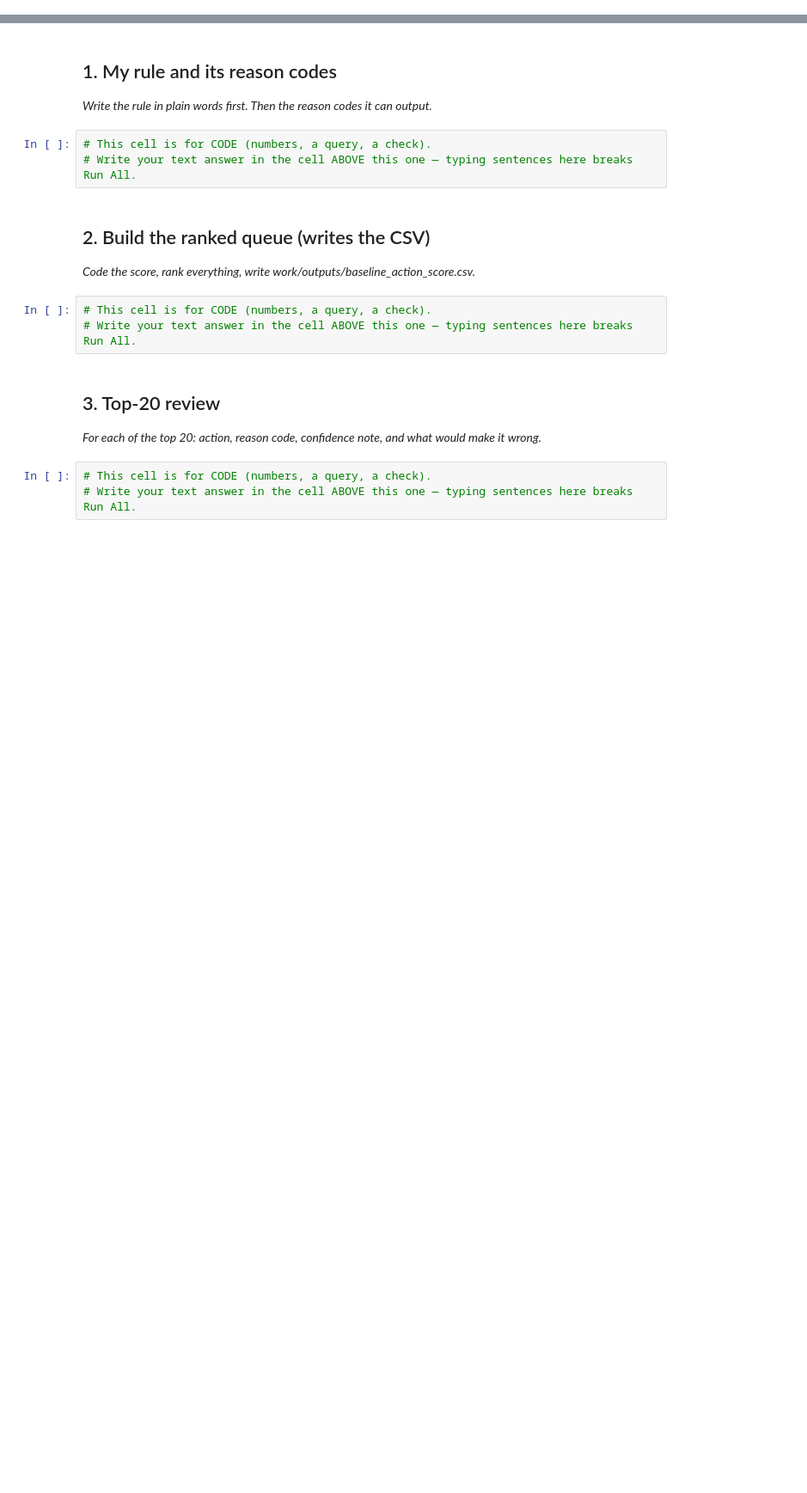
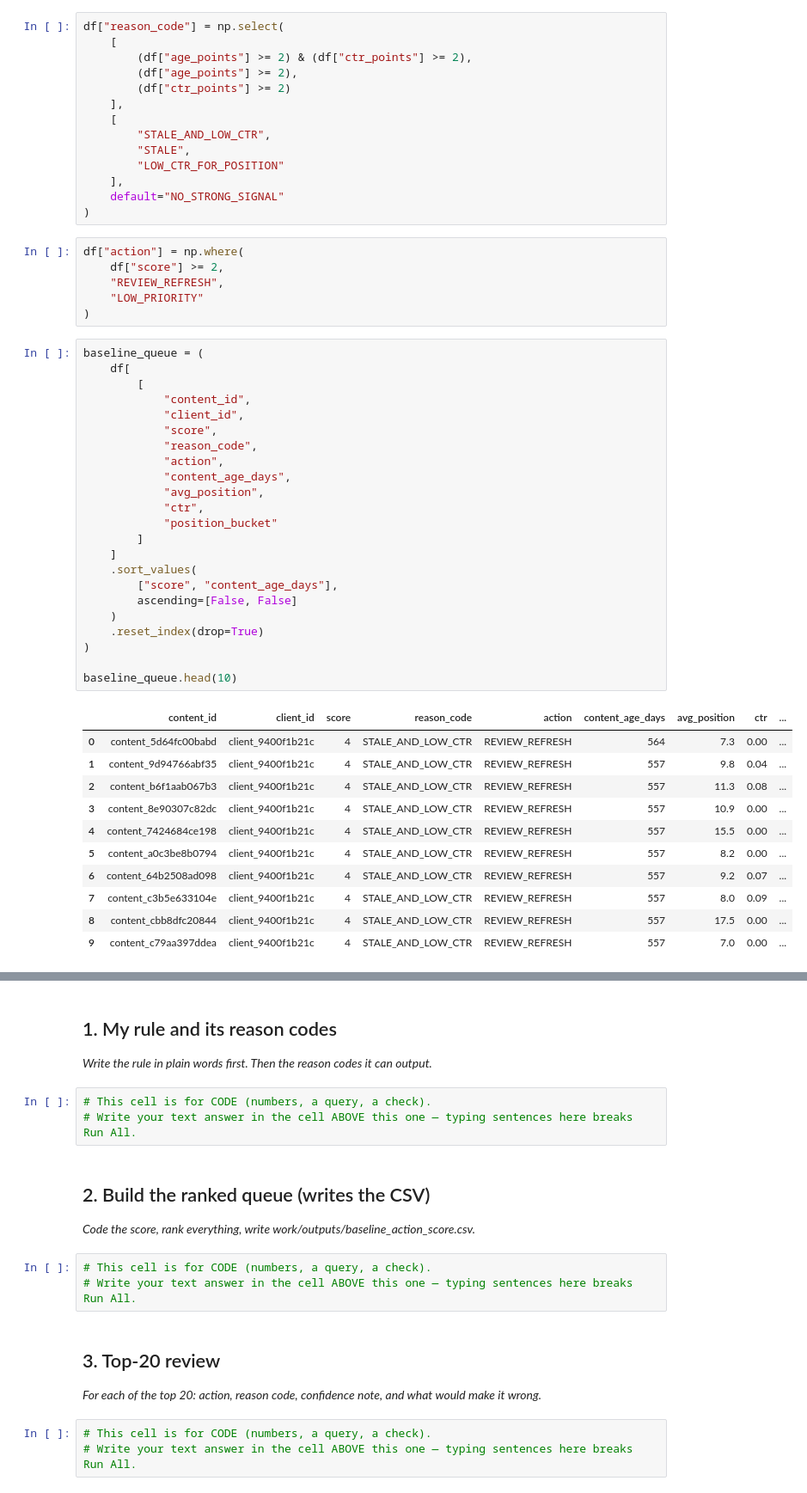
Before and after one commit to Manjit-yadav/flyrank-ml-internship, a Jupyter notebook: work/notebooks/w04_baseline_score.ipynb, the cells around one changed output, grey strips where cells are left out. Shown at 86% size. Saved outputs shown, nothing was run; the diff lists cells and outputs as text; blank space fills up the shorter version.

```diff
--- a/work/notebooks/w04_baseline_score.ipynb
+++ b/work/notebooks/w04_baseline_score.ipynb
@@ -8,0 +110,55 @@ This skeleton is yours to fill. Work the sections **in order** — each one has
+# %%
+df["reason_code"] = np.select(
+    [
+        (df["age_points"] >= 2) & (df["ctr_points"] >= 2),
+        (df["age_points"] >= 2),
+        (df["ctr_points"] >= 2)
+    ],
+    [
+        "STALE_AND_LOW_CTR",
+        "STALE",
+        "LOW_CTR_FOR_POSITION"
+    ],
+    default="NO_STRONG_SIGNAL"
+)
+# %%
+df["action"] = np.where(
+    df["score"] >= 2,
+    "REVIEW_REFRESH",
+    "LOW_PRIORITY"
+)
+# %%
+baseline_queue = (
+    df[
+        [
+            "content_id",
+            "client_id",
+            "score",
+            "reason_code",
+            "action",
+            "content_age_days",
+            "avg_position",
+            "ctr",
+            "position_bucket"
+        ]
+    ]
+    .sort_values(
+        ["score", "content_age_days"],
+        ascending=[False, False]
+    )
+    .reset_index(drop=True)
+)
+
+baseline_queue.head(10)
+# %% [output]
+|  | content_id | client_id | score | reason_code | action | content_age_days | avg_position | ctr | ... |
+| 0 | content_5d64fc00babd | client_9400f1b21c | 4 | STALE_AND_LOW_CTR | REVIEW_REFRESH | 564 | 7.3 | 0.00 | ... |
+| 1 | content_9d94766abf35 | client_9400f1b21c | 4 | STALE_AND_LOW_CTR | REVIEW_REFRESH | 557 | 9.8 | 0.04 | ... |
+| 2 | content_b6f1aab067b3 | client_9400f1b21c | 4 | STALE_AND_LOW_CTR | REVIEW_REFRESH | 557 | 11.3 | 0.08 | ... |
+| 3 | content_8e90307c82dc | client_9400f1b21c | 4 | STALE_AND_LOW_CTR | REVIEW_REFRESH | 557 | 10.9 | 0.00 | ... |
+| 4 | content_7424684ce198 | client_9400f1b21c | 4 | STALE_AND_LOW_CTR | REVIEW_REFRESH | 557 | 15.5 | 0.00 | ... |
+| 5 | content_a0c3be8b0794 | client_9400f1b21c | 4 | STALE_AND_LOW_CTR | REVIEW_REFRESH | 557 | 8.2 | 0.00 | ... |
+| 6 | content_64b2508ad098 | client_9400f1b21c | 4 | STALE_AND_LOW_CTR | REVIEW_REFRESH | 557 | 9.2 | 0.07 | ... |
+| 7 | content_c3b5e633104e | client_9400f1b21c | 4 | STALE_AND_LOW_CTR | REVIEW_REFRESH | 557 | 8.0 | 0.09 | ... |
+| 8 | content_cbb8dfc20844 | client_9400f1b21c | 4 | STALE_AND_LOW_CTR | REVIEW_REFRESH | 557 | 17.5 | 0.00 | ... |
+| 9 | content_c79aa397ddea | client_9400f1b21c | 4 | STALE_AND_LOW_CTR | REVIEW_REFRESH | 557 | 7.0 | 0.00 | ... |
```
Also changed, not shown: parts of 7 cells of this notebook.
